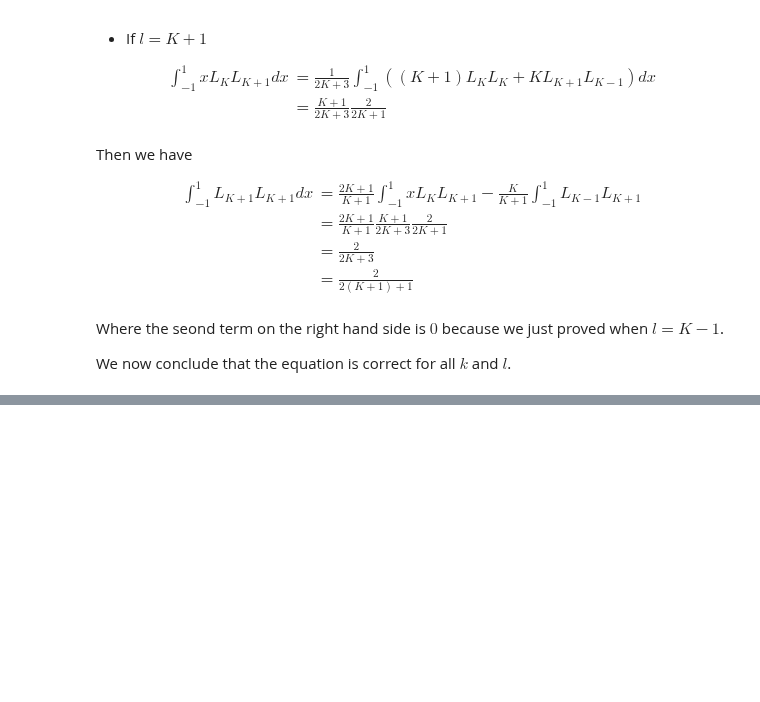
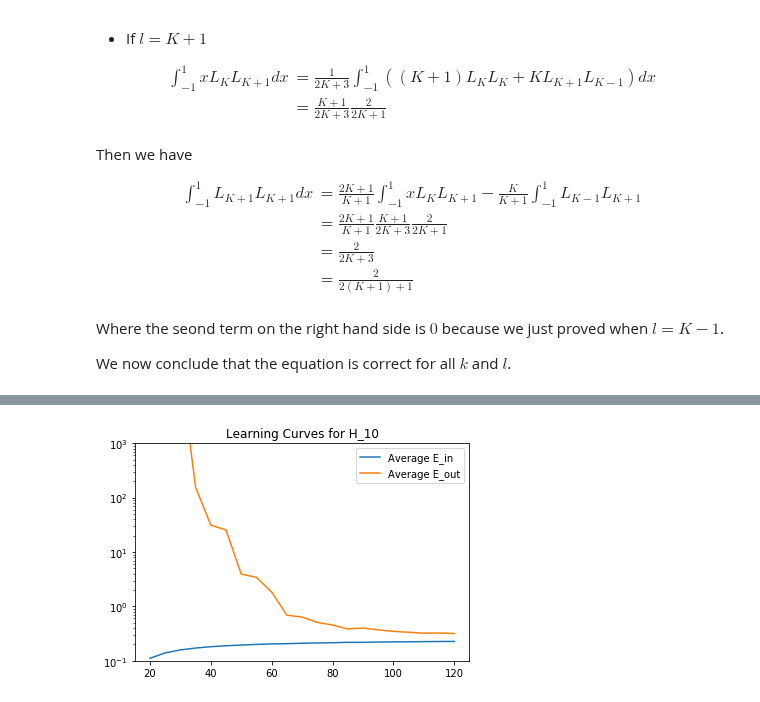
Before and after one commit to niuers/Learning-From-Data-A-Short-Course, a Jupyter notebook: Solutions to Chapter 4 Exercises and Problems.ipynb, the cells around one changed output, grey strips where cells are left out. Cells and saved outputs as stored; diff of their text form; code cells hidden in the pictures; blank space fills up the shorter version.

```diff
--- a/Solutions to Chapter 4 Exercises and Problems.ipynb
+++ b/Solutions to Chapter 4 Exercises and Problems.ipynb
@@ -548,0 +622,10 @@ array([[ 1. ],
+# %%
+plt.plot(Ns, avg_Ein10s, label='Average E_in')
+plt.plot(Ns, avg_Eout10s, label='Average E_out')
+plt.legend()
+plt.title("Learning Curves for H_10")
+plt.yscale('log')
+plt.ylim(0.1, 1000)
+plt.show()
+# %% [output]
+[figure, added]
```
Also changed, not shown: parts of 13 cells of this notebook, 1 other file.
